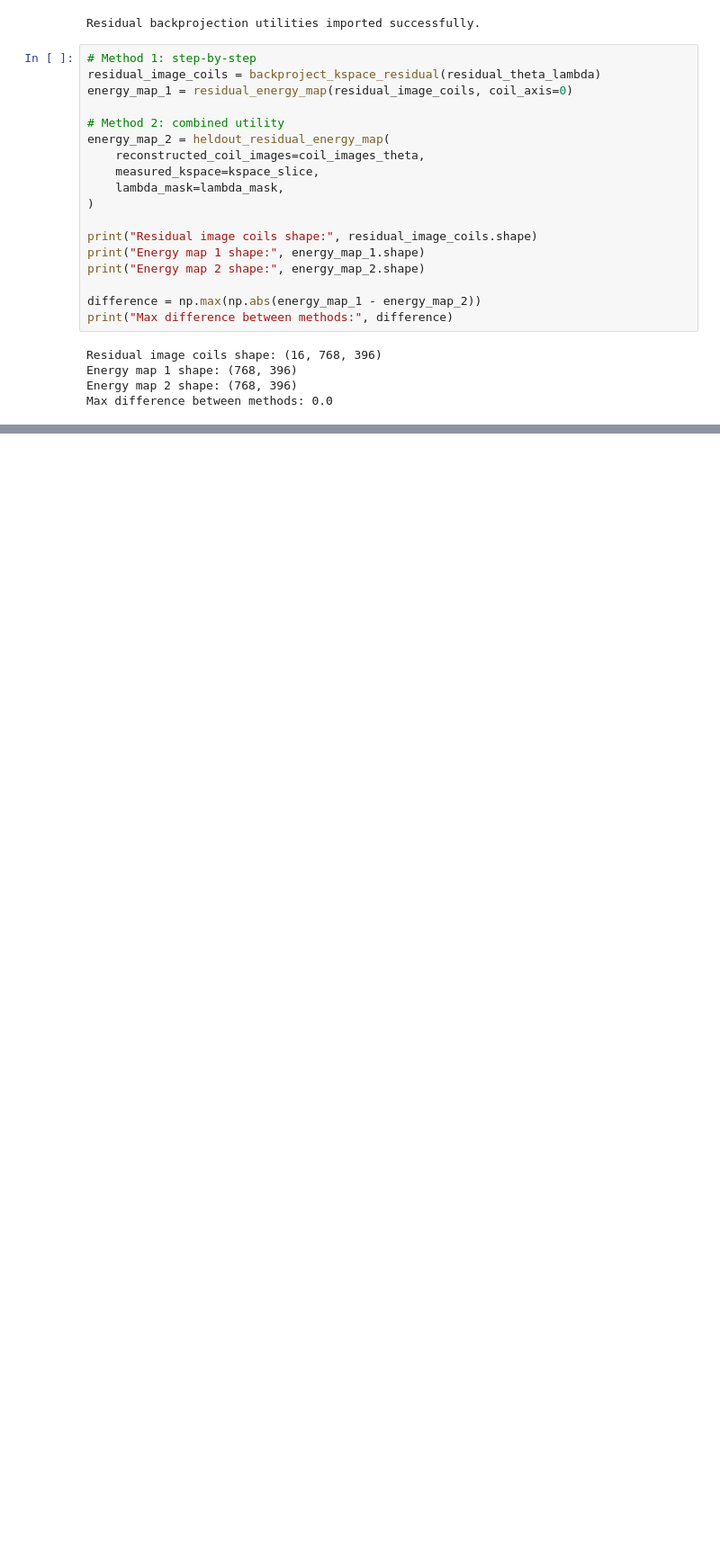
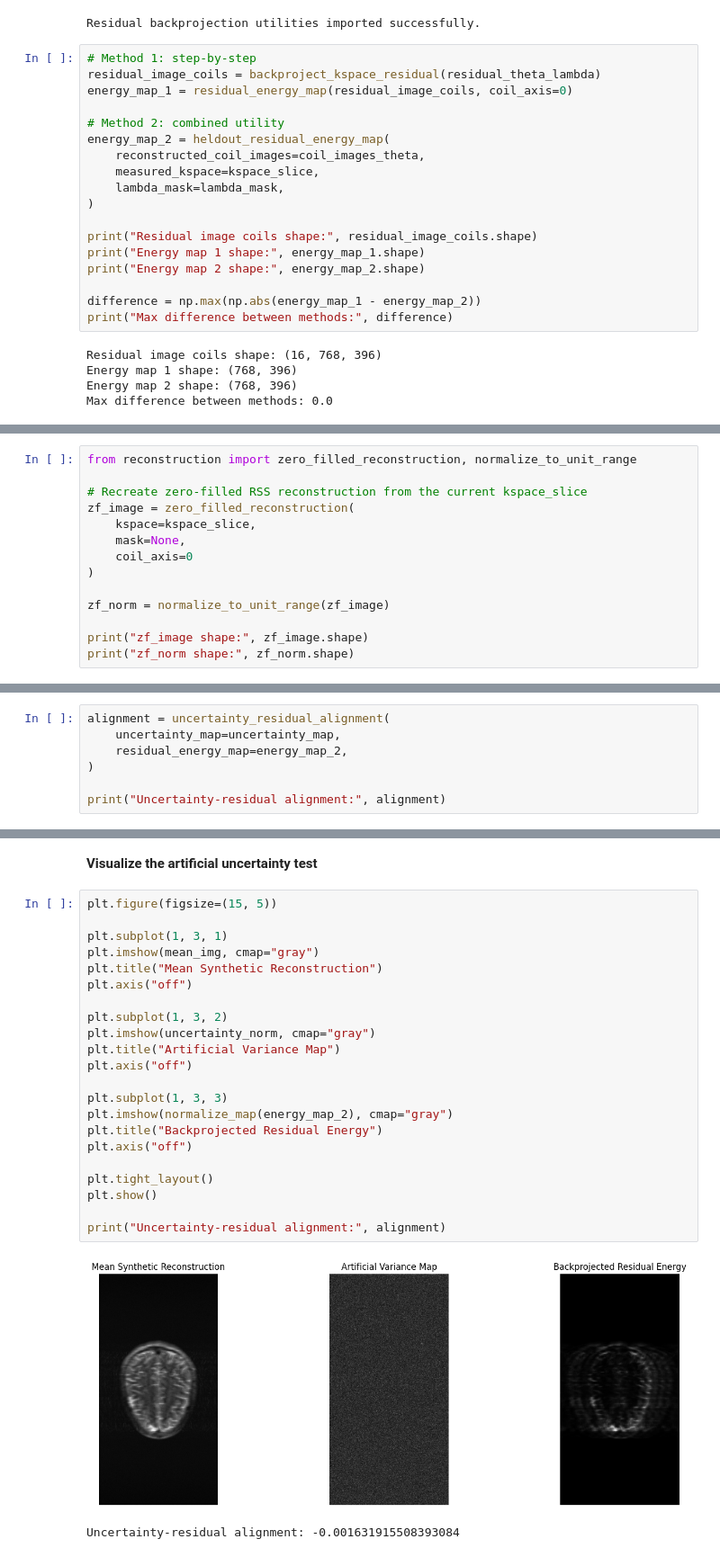
Before and after one commit to SILAS-RANSFORD-OSEI/reliability-aware-ssdu-mri, a Jupyter notebook: notebooks/01_real_fastmri_zero_filled_reconstruction.ipynb, the cells around one changed output, grey strips where cells are left out. Shown at 90% size. Cells and saved outputs as stored; diff of their text form; blank space fills up the shorter version.

Commit message:
Update notebook with uncertainty utility test

```diff
--- a/notebooks/01_real_fastmri_zero_filled_reconstruction.ipynb
+++ b/notebooks/01_real_fastmri_zero_filled_reconstruction.ipynb
@@ -747,0 +789,14 @@ Max difference between methods: 0.0
+# %%
+from reconstruction import zero_filled_reconstruction, normalize_to_unit_range
+
+# Recreate zero-filled RSS reconstruction from the current kspace_slice
+zf_image = zero_filled_reconstruction(
+    kspace=kspace_slice,
+    mask=None,
+    coil_axis=0
+)
+
+zf_norm = normalize_to_unit_range(zf_image)
+
+print("zf_image shape:", zf_image.shape)
+print("zf_norm shape:", zf_norm.shape)
@@ -747,0 +832,7 @@ Max difference between methods: 0.0
+# %%
+alignment = uncertainty_residual_alignment(
+    uncertainty_map=uncertainty_map,
+    residual_energy_map=energy_map_2,
+)
+
+print("Uncertainty-residual alignment:", alignment)
@@ -747,0 +841,27 @@ Max difference between methods: 0.0
+# %% [markdown]
+**Visualize the artificial uncertainty test**
+# %%
+plt.figure(figsize=(15, 5))
+
+plt.subplot(1, 3, 1)
+plt.imshow(mean_img, cmap="gray")
+plt.title("Mean Synthetic Reconstruction")
+plt.axis("off")
+
+plt.subplot(1, 3, 2)
+plt.imshow(uncertainty_norm, cmap="gray")
+plt.title("Artificial Variance Map")
+plt.axis("off")
+
+plt.subplot(1, 3, 3)
+plt.imshow(normalize_map(energy_map_2), cmap="gray")
+plt.title("Backprojected Residual Energy")
+plt.axis("off")
+
+plt.tight_layout()
+plt.show()
+
+print("Uncertainty-residual alignment:", alignment)
+# %% [output]
+[figure, added]
+Uncertainty-residual alignment: -0.001631915508393084
```
Also changed, not shown: parts of 7 cells of this notebook.
